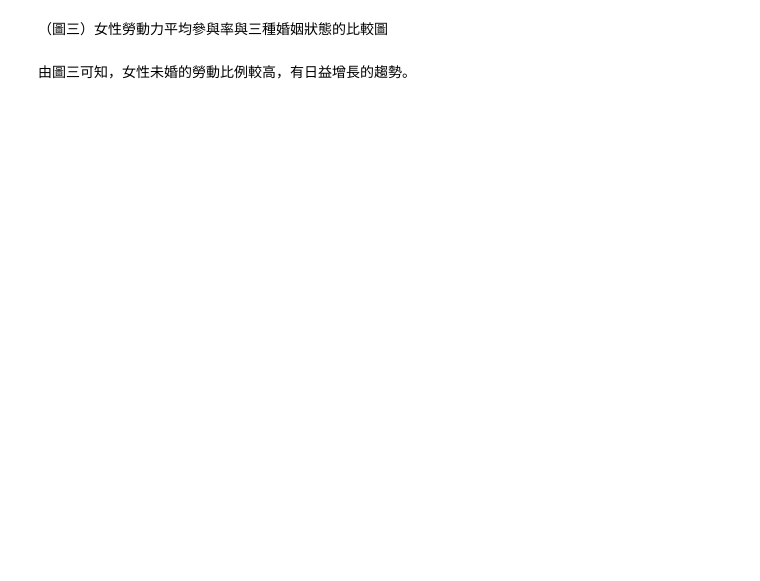
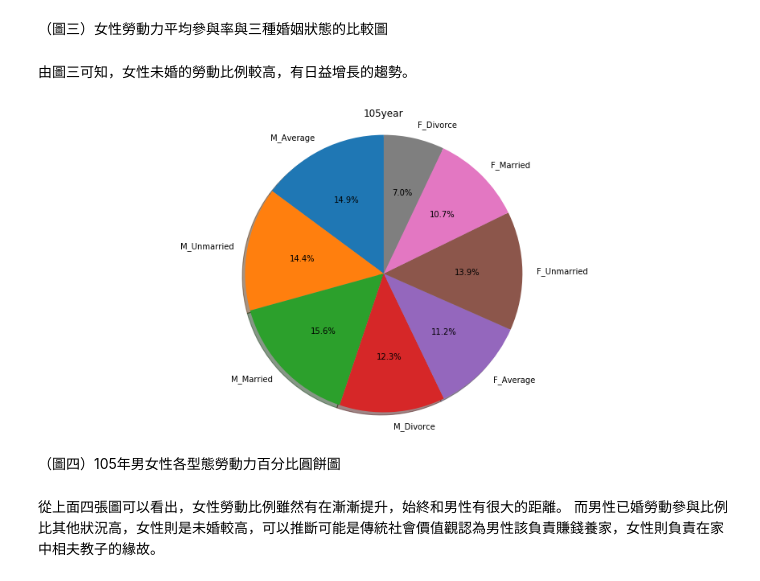
Before and after one commit to a19990506/Hello-World, a Jupyter notebook: hw1.ipynb, the cells around one changed output. Cells and saved outputs as stored; diff of their text form; code cells hidden in the pictures; blank space fills up the shorter version.

```diff
--- a/hw1.ipynb
+++ b/hw1.ipynb
@@ -109,3 +110,25 @@ plt.ylabel('% of Labor force')
 （圖三）女性勞動力平均參與率與三種婚姻狀態的比較圖
 # %% [markdown]
 由圖三可知，女性未婚的勞動比例較高，有日益增長的趨勢。
+# %%
+labor_data = pd.read_csv('labor.csv')
+labor_data.head()
+
+fig = plt.figure(figsize=(15, 7))
+ax1 = fig.add_subplot(111)
+ax1.set_title('105year')
+labels='M_Average','M_Unmarried','M_Married','M_Divorce','F_Average','F_Unmarried','F_Married','F_Divorce'
+size=[labor_data.iloc[9, 1],labor_data.iloc[9, 2],labor_data.iloc[9, 3],labor_data.iloc[9, 4],
+      labor_data.iloc[9,5],labor_data.iloc[9, 6],labor_data.iloc[9, 7],labor_data.iloc[9, 8]]
+explode = (0, 0, 0, 0,0,0,0,0)
+plt.pie(size, labels=labels, explode =explode ,autopct='%1.1f%%',
+        shadow=True, startangle=90)
+plt.axis('equal')
+plt.show()
+# %% [output]
+[figure, added]
+# %% [markdown]
+（圖四）105年男女性各型態勞動力百分比圓餅圖
+# %% [markdown]
+從上面四張圖可以看出，女性勞動比例雖然有在漸漸提升，始終和男性有很大的距離。
+而男性已婚勞動參與比例比其他狀況高，女性則是未婚較高，可以推斷可能是傳統社會價值觀認為男性該負責賺錢養家，女性則負責在家中相夫教子的緣故。
```
Also changed, not shown: parts of 4 cells of this notebook.
